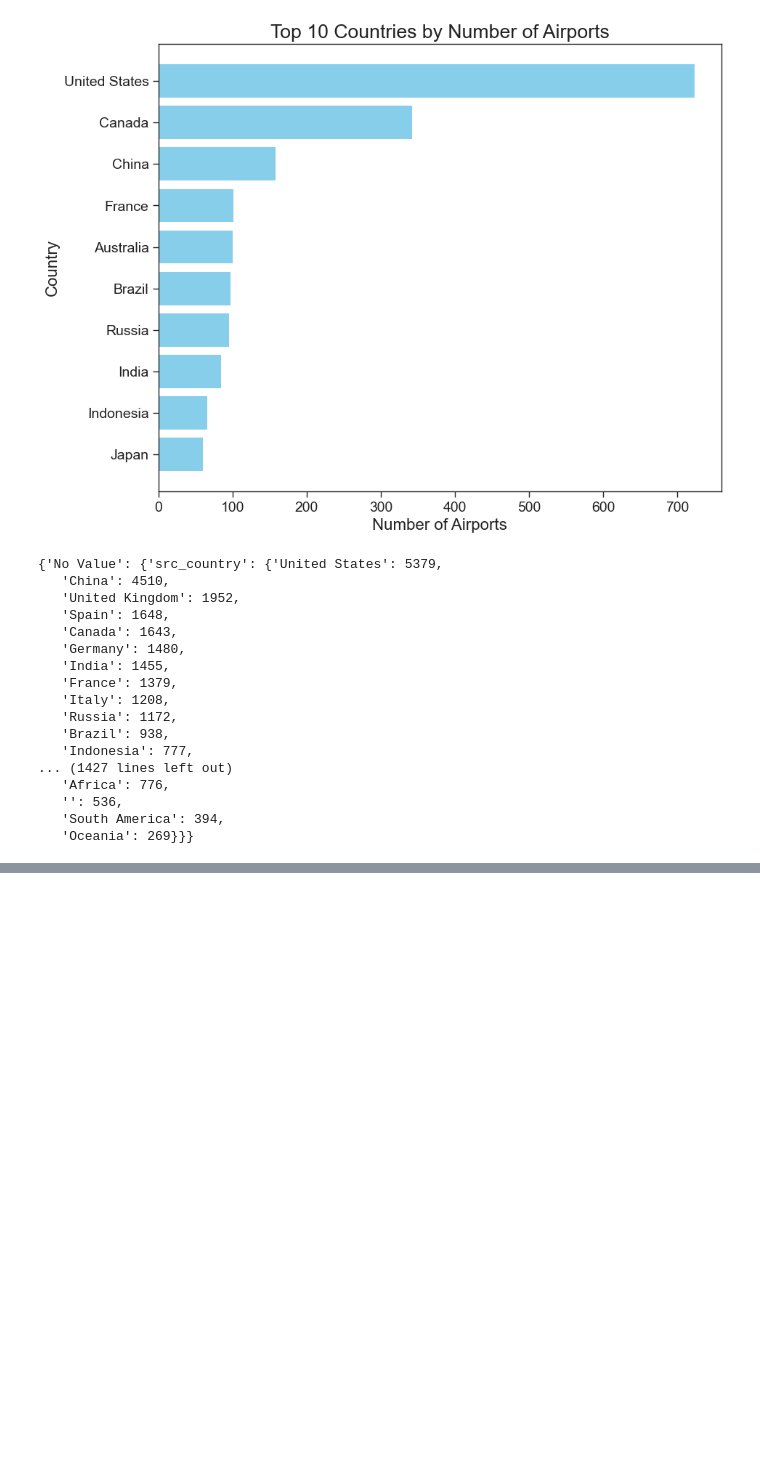
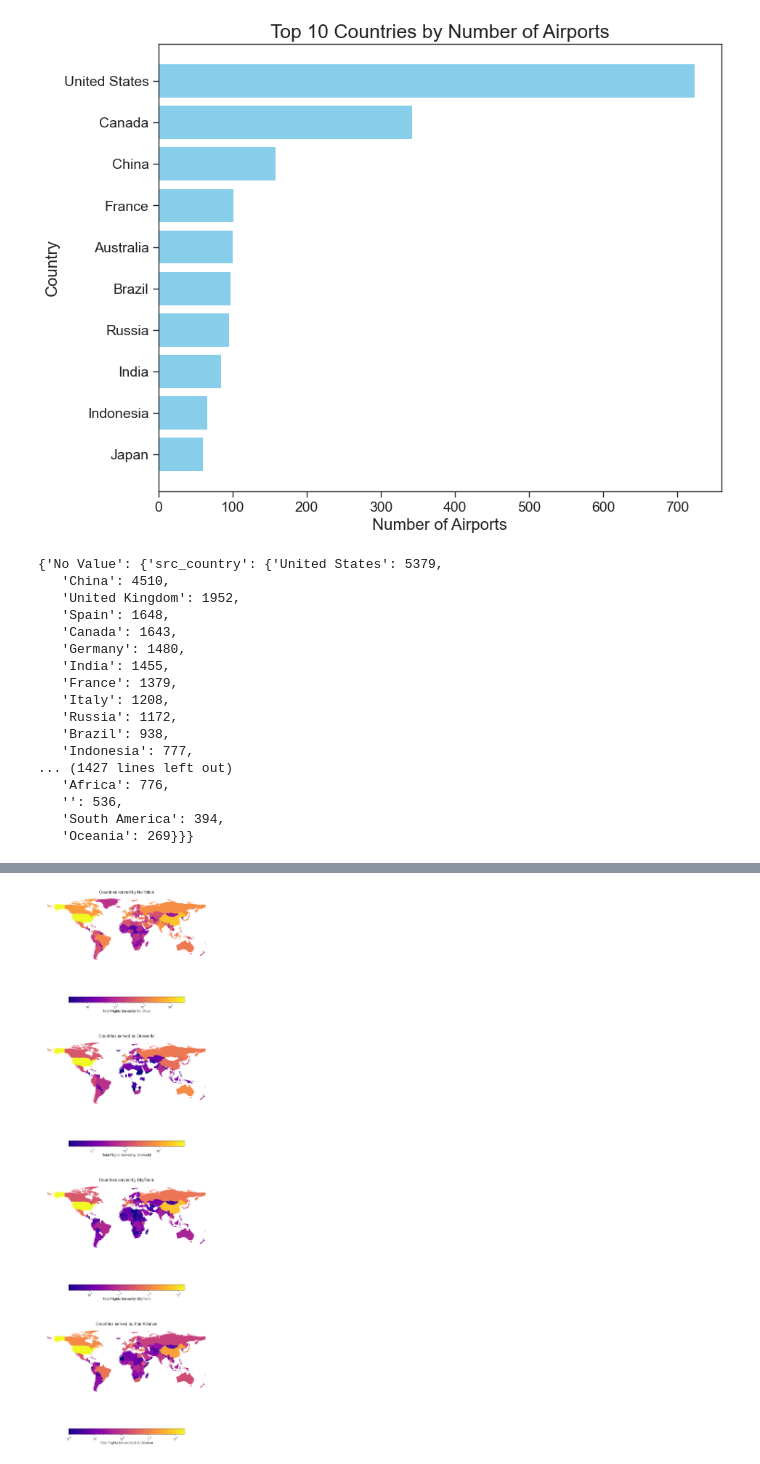
Before and after one commit to HAPPYSACKS/CPSC572Project, a Jupyter notebook: airroutenetwork.ipynb, the cells around one changed output, grey strips where cells are left out. Saved outputs shown, nothing was run; the diff lists cells and outputs as text; code cells hidden in the pictures; blank space fills up the shorter version.

```diff
--- a/airroutenetwork.ipynb
+++ b/airroutenetwork.ipynb
@@ -552,0 +655,60 @@ flights_alliance_summary
+# %%
+# "Countries served" = # of times alliance has flown from country + # of times alliance has flown to country
+import json
+
+world = gpd.read_file(gpd.datasets.get_path('naturalearth_lowres'))
+
+
+alliance_flight_geo_file_path = 'alliance_flight_distribution.json'
+
+with open(alliance_flight_geo_file_path, 'r') as file:
+    flights_alliance_summary = json.load(file)
+
+
+# prepare figures, one for each alliance
+
+alliances = flights_alliance_summary.keys()
+n_alliances = len(flights_alliance_summary)
+
+
+
+# We will plot each alliance on a separate subplot
+fig, axes = plt.subplots(n_alliances, 1, figsize=(20, n_alliances * 12))
+
+
+
+def calculate_total_flights(alliance_data, column_prefix):
+    total_flights = {}
+    for country, num_flights in alliance_data[column_prefix].items():
+        total_flights[country] = num_flights
+    return total_flights
+
+# Plot a choropleth map for each alliance
+for idx, (alliance, ax) in enumerate(zip(alliances, axes.flatten())):
+
+    total_flights_from = calculate_total_flights(flights_alliance_summary[alliance], 'src_country')
+    total_flights_to = calculate_total_flights(flights_alliance_summary[alliance], 'dest_country')
+    total_flights = {country: total_flights_from.get(country, 0) + total_flights_to.get(country, 0)
+                     for country in set(total_flights_from) | set(total_flights_to)}
+    world['total_flights'] = world['name'].apply(lambda x: total_flights.get(x, 0))
+
+    # set up the normalization for the color scale
+    vmin = world['total_flights'].replace(0, pd.NA).dropna().min()
+    vmax = world['total_flights'].max()
+
+    # plot the world map for each alliance
+    world.plot(column='total_flights', ax=ax, legend=True,
+               norm=LogNorm(vmin=vmin, vmax=vmax), cmap='plasma',
+               legend_kwds={'label': f"Total Flights Served by {alliance}",
+                            'shrink': 0.5,
+                            'orientation': "horizontal"})
+
+    ax.set_title(f"Countries served by {alliance}", fontdict={'fontsize': 20})
+
+
+    ax.set_axis_off()
+
+plt.show()
+fig.savefig('alliance_map.png')
+# %% [output]
+[figure, added]
```
Also changed, not shown: parts of 6 cells of this notebook, 2 other files.
